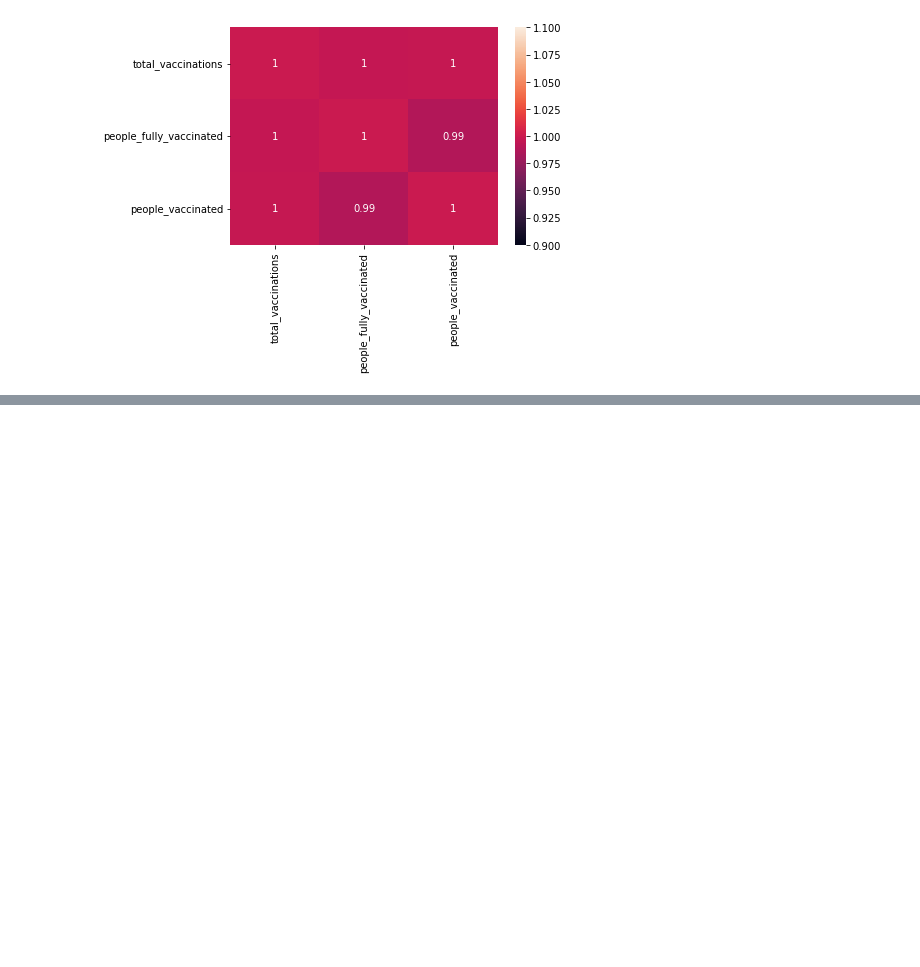
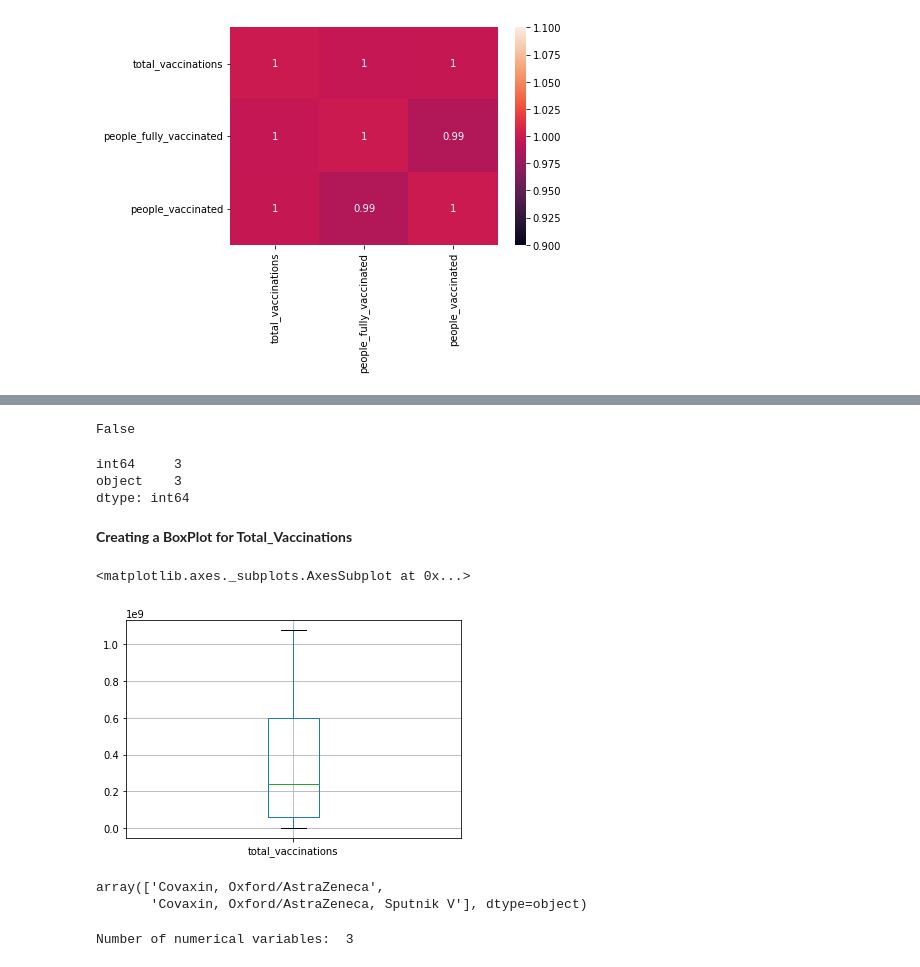
Before and after one commit to nitin578/103_Country_Covid19_Vaccinations, a Jupyter notebook: Test.ipynb, the cells around one changed output, grey strips where cells are left out. Saved outputs shown, nothing was run; the diff lists cells and outputs as text; code cells hidden in the pictures; blank space fills up the shorter version.

```diff
--- a/Test.ipynb
+++ b/Test.ipynb
@@ -335,0 +338,2 @@ sns.heatmap(Ukraine_df[numerical_features].corr(), vmin=1, vmax=1, annot=True)
+# %%
+India_df=pd.read_csv('/content/gdrive/MyDrive/Colab Notebooks/data/India.csv')
@@ -335,0 +361,4 @@ sns.heatmap(Ukraine_df[numerical_features].corr(), vmin=1, vmax=1, annot=True)
+# %%
+# removing unwanted columns
+columns_to_remove = ['source_url']
+India_df.drop(labels=columns_to_remove, axis=1, inplace=True)
@@ -335,0 +367,3 @@ sns.heatmap(Ukraine_df[numerical_features].corr(), vmin=1, vmax=1, annot=True)
+# %%
+columns_to_remove = ['total_boosters']
+India_df.drop(labels=columns_to_remove, axis=1, inplace=True)
@@ -335,0 +389,28 @@ sns.heatmap(Ukraine_df[numerical_features].corr(), vmin=1, vmax=1, annot=True)
+# %%
+India_df.isnull().values.any()
+# %% [output]
+False
+# %%
+display(India_df.dtypes.value_counts())
+# %% [output]
+int64     3
+object    3
+dtype: int64
+# %% [markdown]
+**Creating a BoxPlot for Total_Vaccinations**
+# %%
+India_df.boxplot(column=['total_vaccinations'])
+# %% [output]
+<matplotlib.axes._subplots.AxesSubplot at 0x...>
+[figure, added]
+# %%
+India_df.vaccine.unique()
+# %% [output]
+array(['Covaxin, Oxford/AstraZeneca',
+       'Covaxin, Oxford/AstraZeneca, Sputnik V'], dtype=object)
+# %%
+# Numerical values
+numerical_features = [feature for feature in India_df.columns if India_df[feature].dtype != 'O']
+print('Number of numerical variables: ', len(numerical_features))
+# %% [output]
+Number of numerical variables:  3
```
Also changed, not shown: parts of 18 cells of this notebook.
